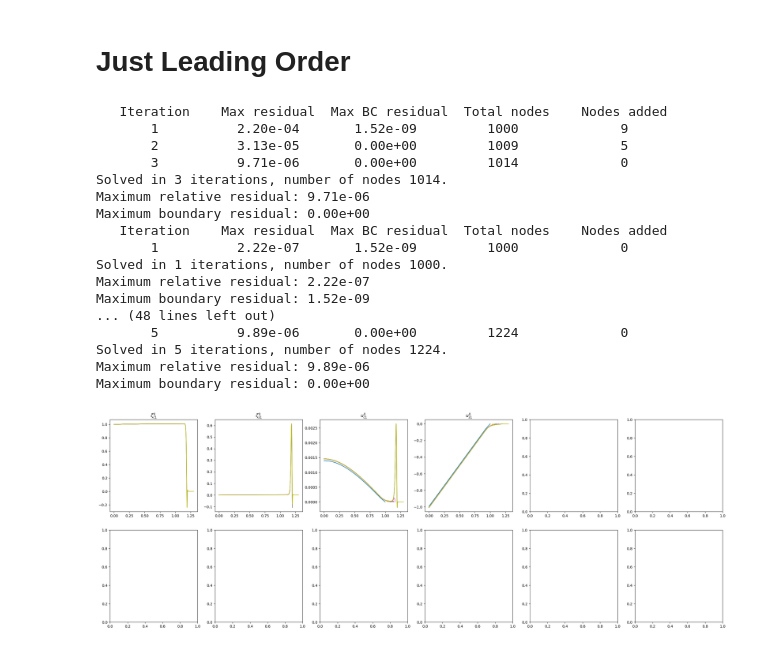
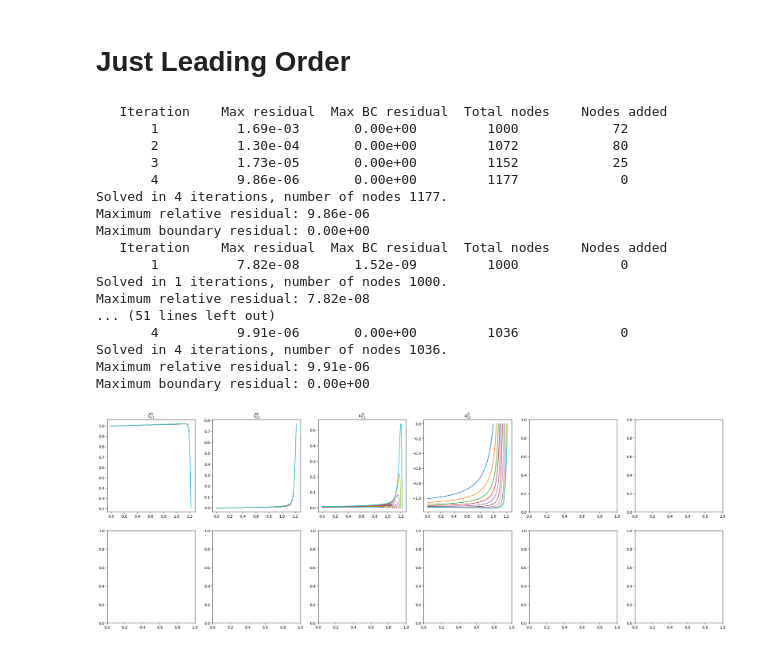
Before and after one commit to Jone-Liekens/Perturbation, a Jupyter notebook: test_defina.ipynb, the cells around one changed output. Saved outputs shown, nothing was run; the diff lists cells and outputs as text; code cells hidden in the pictures.

```diff
--- a/test_defina.ipynb
+++ b/test_defina.ipynb
@@ -52,22 +105,38 @@ print(pdswe.dL)
 # %%
-fig, axs = plt.subplots(2, 6, figsize=(30, 10))
+fig, axs = plt.subplots(3, 6, figsize=(30, 15))
 labels=[r"$\zeta^0_{c1}$", r"$\zeta^0_{s1}$", r"$u^0_{c1}$", r"$u^0_{s1}$", r"$\zeta^1_{r}$", r"$\zeta^1_{c2}$", r"$\zeta^1_{s2}$", r"$u^1_{r}$", r"$u^1_{c2}$", r"$u^1_{s2}$"]
 
-# for dL in [0, 0.05, 0.08, 0.1, 0.12, 0.14, 0.16]:
-for dL in [0, 0.05, 0.08, 0.1, 0.12]:
-# for dL in [0, 0.1, 0.2]:
+# for dL in [0, 0.05, 0.08, 0.1, 0.12, 0.14, 0.16, 0.18, 0.2, 0.22, 0.24, 0.26]:
+# for dL in [0]:
+# for dL in [0, 0.05, 0.08, 0.1, 0.12]:
+for dL in [0.2, 0.225, 0.25, 0.275, 0.3]:
     pdswe.dL = dL
 
     pdswe.set_derivative_vars()
     pdswe.solve()
 
+    st = np.argmin(abs(pdswe.y.x - 1.05))
+
 
     for i in range(4):
         axs[0, i].set_title(labels[i])
-        axs[0, i].plot(pdswe.y.x, pdswe.y.y[i])
+        axs[0, i].plot([1, 1], [min(pdswe.y.y[i]), max(pdswe.y.y[i])], 'k')
+        axs[0, i].plot(pdswe.y.x[st:], pdswe.y.y[i, st:])
+
+
     for i in range(6):
         axs[1, i].set_title(labels[4 + i])
-        axs[1, i].plot(pdswe.y.x, pdswe.y.y[4 + i])
+        axs[1, i].plot([1, 1], [min(pdswe.y.y[4 + i]), max(pdswe.y.y[4 + i])], 'k')
+        axs[1, i].plot(pdswe.y.x[st:], pdswe.y.y[4 + i, st:])
+
+    dfvars = pdswe.defina_vars(pdswe.y.x, pdswe.y.y)
+    for i in range(6):
+        axs[2, i].plot(pdswe.y.x[st:], dfvars[i][st:])
+
+
+
+
+
 
 plt.show()
 # %% [output]
@@ -96,7 +165,7 @@ pdswe = PDSWE()
 pdswe.H = 7.12
 pdswe.A = 0.72
 pdswe.L = 8e3
-pdswe.r = 0.24
+pdswe.r = 0.3
 
 pdswe.tol = 1e-5
 
@@ -116,44 +185,54 @@ pdswe.solve_LO()
 #     axs[0, i].set_title(labels[i])
 #     axs[0, i].plot(pdswe.y.x, pdswe.y.y[i])
 
 
 # plt.show()
 
 
+factor = 0.9
+h_fx = lambda x: factor*x
+h_fx_dx = lambda x: factor
+h_fx_dxx = lambda x: 0
+
+pdswe.h_fx = h_fx
+pdswe.h_fx_dx = h_fx_dx
+pdswe.h_fx_dxx = h_fx_dxx
+
 
 
 fig, axs = plt.subplots(2, 6, figsize=(30, 10))
 labels=[r"$\zeta^0_{c1}$", r"$\zeta^0_{s1}$", r"$u^0_{c1}$", r"$u^0_{s1}$", r"$\zeta^1_{r}$", r"$\zeta^1_{c2}$", r"$\zeta^1_{s2}$", r"$u^1_{r}$", r"$u^1_{c2}$", r"$u^1_{s2}$"]
 
-for dL in [0, 0.05, 0.08, 0.1, 0.12, 0.14, 0.16, 0.2, 0.3]:
+for dL in [0, 0.05, 0.08, 0.1, 0.12, 0.14, 0.16, 0.18, 0.2, 0.22]:
+# for dL in [0]:
     pdswe.dL = dL
 
     pdswe.set_derivative_vars()
     pdswe.solve_LO()
 
 
     for i in range(4):
         axs[0, i].set_title(labels[i])
         axs[0, i].plot(pdswe.y.x, pdswe.y.y[i])
 
 
 plt.show()
 # %% [output]
    Iteration    Max residual  Max BC residual  Total nodes    Nodes added
-       1          2.20e-04       1.52e-09         1000             9
-       2          3.13e-05       0.00e+00         1009             5
-       3          9.71e-06       0.00e+00         1014             0
-Solved in 3 iterations, number of nodes 1014.
-Maximum relative residual: 9.71e-06
+       1          1.69e-03       0.00e+00         1000            72
+       2          1.30e-04       0.00e+00         1072            80
+       3          1.73e-05       0.00e+00         1152            25
+       4          9.86e-06       0.00e+00         1177             0
+Solved in 4 iterations, number of nodes 1177.
+Maximum relative residual: 9.86e-06
 Maximum boundary residual: 0.00e+00
    Iteration    Max residual  Max BC residual  Total nodes    Nodes added
-       1          2.22e-07       1.52e-09         1000             0
+       1          7.82e-08       1.52e-09         1000             0
 Solved in 1 iterations, number of nodes 1000.
-Maximum relative residual: 2.22e-07
-Maximum boundary residual: 1.52e-09
-... (48 lines left out)
-       5          9.89e-06       0.00e+00         1224             0
-Solved in 5 iterations, number of nodes 1224.
-Maximum relative residual: 9.89e-06
+Maximum relative residual: 7.82e-08
+... (51 lines left out)
+       4          9.91e-06       0.00e+00         1036             0
+Solved in 4 iterations, number of nodes 1036.
+Maximum relative residual: 9.91e-06
 Maximum boundary residual: 0.00e+00
-[figure, old version]
+[figure, new version]
```
Also changed, not shown: parts of 4 cells of this notebook, 3 other files.
